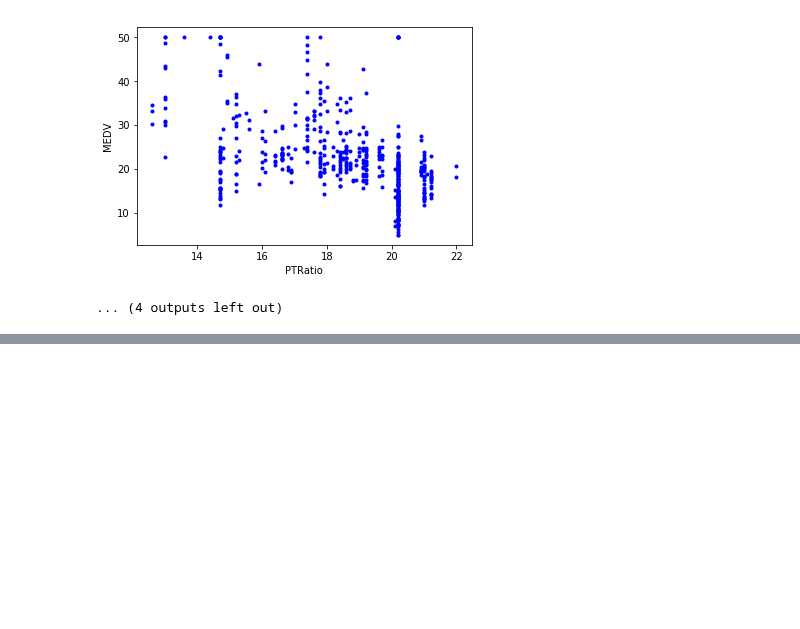
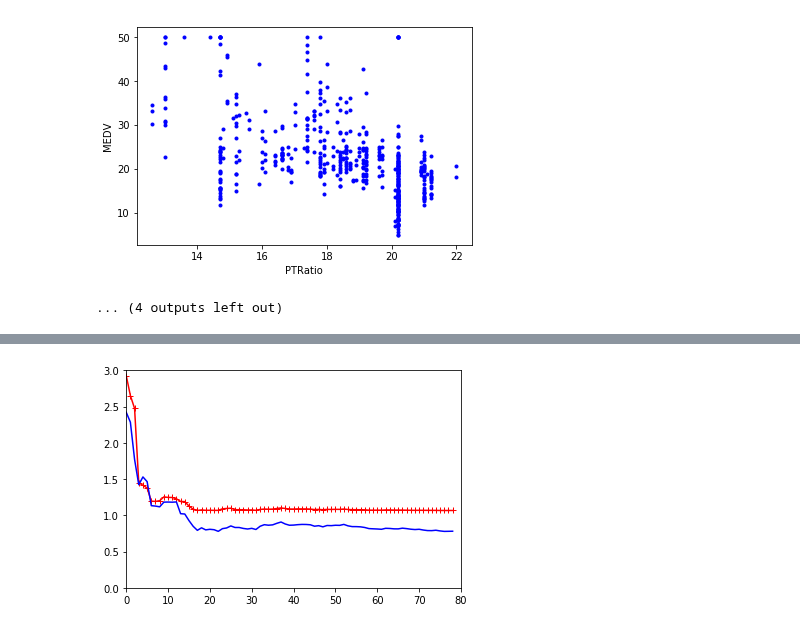
Before and after one commit to richss/cs455-ml-demos, a Jupyter notebook: Ch4-Demos.ipynb, the cells around one changed output, grey strips where cells are left out. Cells and saved outputs as stored; diff of their text form; code cells hidden in the pictures; blank space fills up the shorter version.

```diff
--- a/Ch4-Demos.ipynb
+++ b/Ch4-Demos.ipynb
@@ -467,0 +548,42 @@ mean_absolute_error(test_y, pred_y)
+# %%
+# Learning Cuve function
+
+def plot_learning_curves(model, X, y):
+    """
+    Plots performance on the training set and testing (validation) set.
+    X-axis - number of training samples used
+    Y-axis - RMSE
+    """
+
+    train_X, test_X, train_y, test_y = train_test_split(X, y, test_size = 0.20)
+
+    training_errors, validation_errors = [], []
+
+    for m in range(1, len(train_X)):
+
+        model.fit(train_X[:m], train_y[:m])
+
+        train_pred = model.predict(train_X)
+        val_pred = model.predict(test_X)
+
+        training_errors.append(np.sqrt(mean_squared_error(train_y, train_pred)))
+        validation_errors.append(np.sqrt(mean_squared_error(test_y, val_pred)))
+
+    plt.plot(training_errors, "r-+", label="train")
+    plt.plot(validation_errors, "b-", label="test")
+    plt.axis([0, 80, 0, 3])
+# %%
+# Demo w/ Degree = 2
+
+from sklearn.pipeline import Pipeline
+from sklearn.linear_model import SGDRegressor
+
+deg = 2
+poly_reg = Pipeline([
+    ("poly_features", PolynomialFeatures(degree=deg, include_bias=False)),
+    ("lin_reg", LinearRegression()),
+    ])
+
+plot_learning_curves(poly_reg, X, y)
+# %% [output]
+[figure, added]
```
Also changed, not shown: parts of 32 cells of this notebook.
